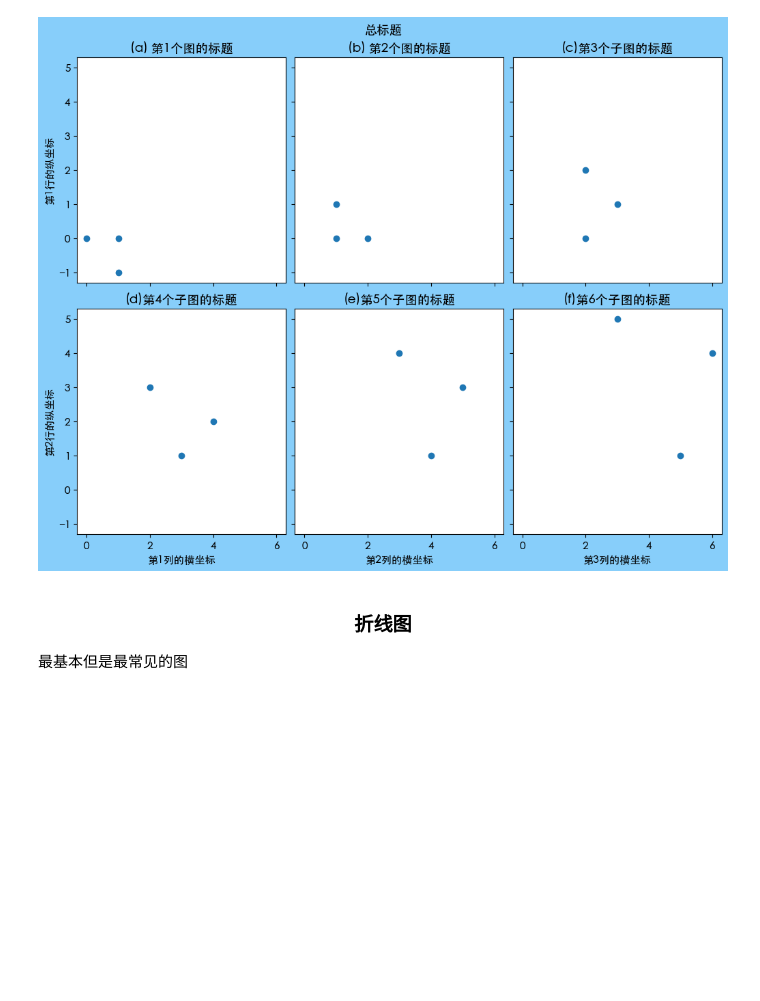
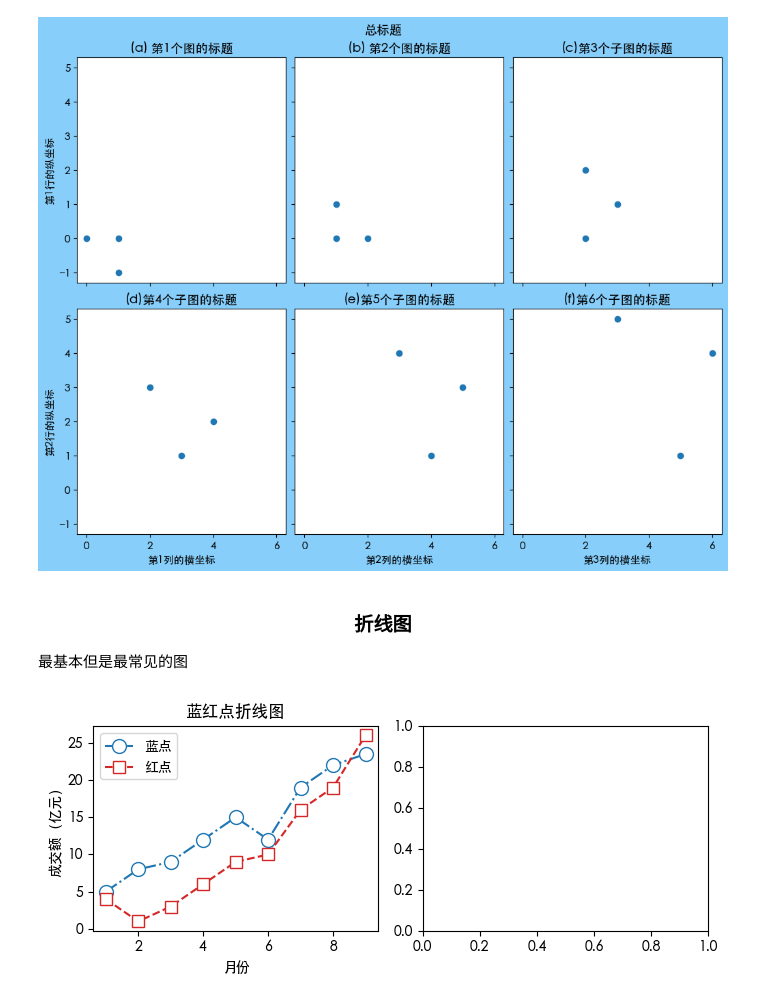
Before and after one commit to Branchccc/Plotting_with_python, a Jupyter notebook: tutorial_plotting.ipynb, the cells around one changed output. Cells and saved outputs as stored; diff of their text form; code cells hidden in the pictures; blank space fills up the shorter version.

```diff
--- a/tutorial_plotting.ipynb
+++ b/tutorial_plotting.ipynb
@@ -104,4 +104,23 @@ for row in range(2):
 ### <center> 折线图 </center>
 最基本但是最常见的图
 # %%
-#
+import matplotlib.pyplot as plt
+plt.rcParams['font.size'] = 10
+plt.rcParams['font.family'] = 'Heiti TC' # windows里面没有这个字体
+
+
+x = [1,2,3,4,5,6,7,8,9]
+y1 = [5,8,9,12,15,12,19,22,23.5]
+y2 = [4,1,3,6,9,10,16,19,26]
+
+fig, ax = plt.subplots(1,2,figsize=(7,3))
+ax[0].plot(x,y1,color = 'tab:blue',marker = 'o',markersize = 10,markerfacecolor = 'white', linestyle = '-.', label = '蓝点')
+ax[0].plot(x,y2,color = 'tab:red',marker = 's',markersize = 8, markerfacecolor = 'white',linestyle = '--',label = '红点')
+ax[0].set_title('蓝红点折线图')
+ax[0].set_xlabel('月份')
+ax[0].set_ylabel('成交额（亿元）')
+ax[0].legend(loc = 'best') # 图例及其位置，上网搜有哪些位置
+
+fig.tight_layout() # 这个是让子图自动排版，避免重叠
+# %% [output]
+[figure, added]
```
